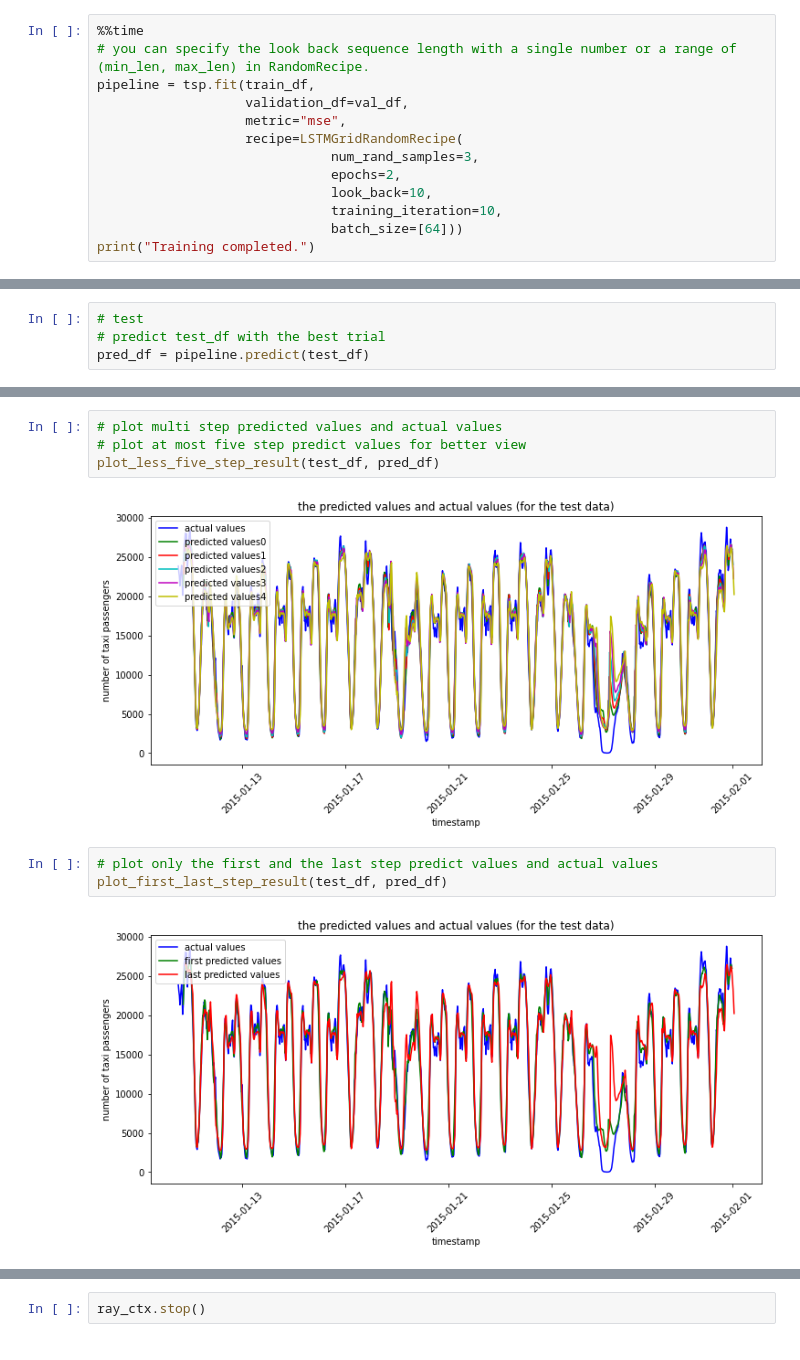
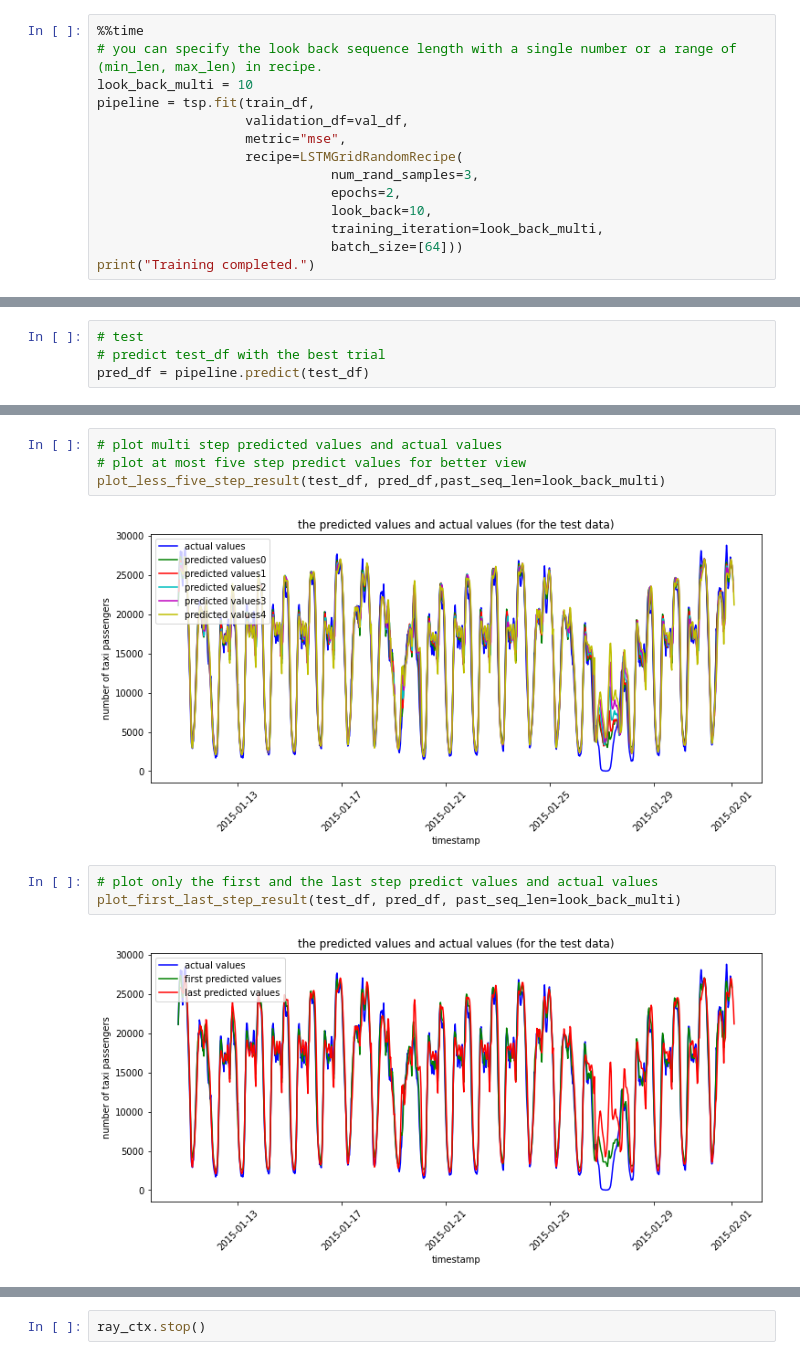
Before and after one commit to EN1AC13/analytics-zoo, a Jupyter notebook: apps/automl/nyc_taxi_dataset.ipynb, the cells around one changed output, grey strips where cells are left out. Drawn from its saved outputs; the diff is of its cells as text.

Commit message:
add look_back variable modify annotation

```diff
--- a/apps/automl/nyc_taxi_dataset.ipynb
+++ b/apps/automl/nyc_taxi_dataset.ipynb
@@ -386,7 +389,8 @@ tsp = TimeSequencePredictor(future_seq_len=5,
                             extra_features_col=None)
 # %%
 %%time
-# you can specify the look back sequence length with a single number or a range of (min_len, max_len) in RandomRecipe.
+# you can specify the look back sequence length with a single number or a range of (min_len, max_len) in recipe.
+look_back_multi = 10
 pipeline = tsp.fit(train_df,
                    validation_df=val_df,
                    metric="mse",
@@ -394,7 +398,7 @@ pipeline = tsp.fit(train_df,
                               num_rand_samples=3,
                               epochs=2,
                               look_back=10,
-                              training_iteration=10,
+                              training_iteration=look_back_multi,
                               batch_size=[64]))
 print("Training completed.")
 # %% [output]
@@ -445,14 +449,14 @@ pred_df.head(5)
 # %%
 # plot multi step predicted values and actual values
 # plot at most five step predict values for better view
-plot_less_five_step_result(test_df, pred_df)
+plot_less_five_step_result(test_df, pred_df,past_seq_len=look_back_multi)
 # %% [output]
-[figure, old version]
+[figure, new version]
 # %%
 # plot only the first and the last step predict values and actual values
-plot_first_last_step_result(test_df, pred_df)
+plot_first_last_step_result(test_df, pred_df, past_seq_len=look_back_multi)
 # %% [output]
-[figure, old version]
+[figure, new version]
 # %%
 # evaluate test_df
 mse, smape = pipeline.evaluate(test_df, metrics=["mse", "smape"])
```
Also changed, not shown: parts of 15 cells of this notebook.
